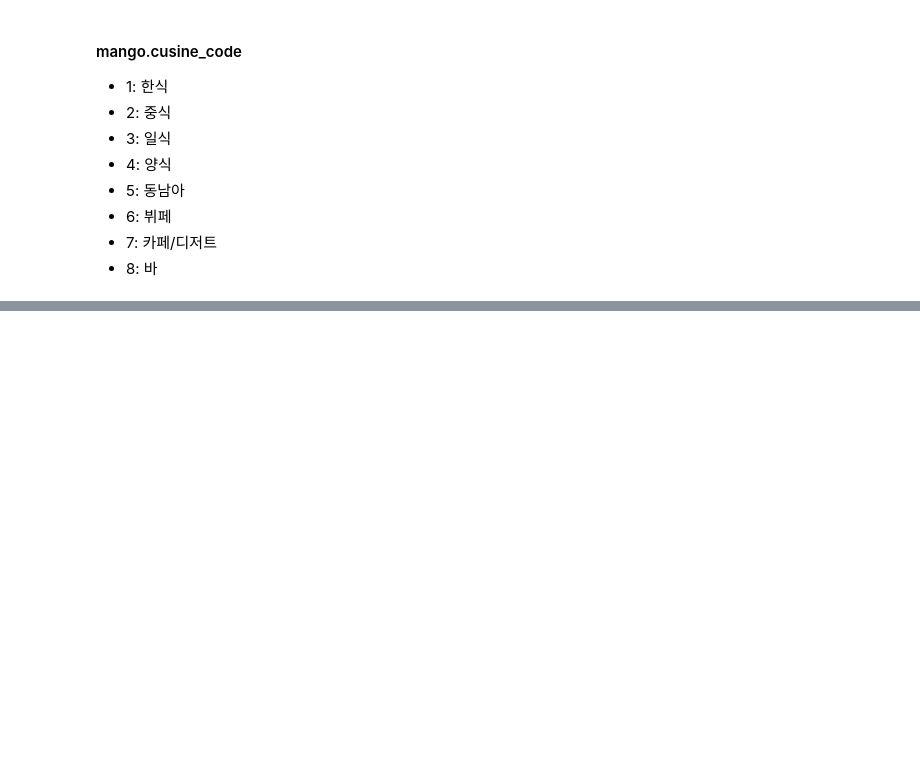
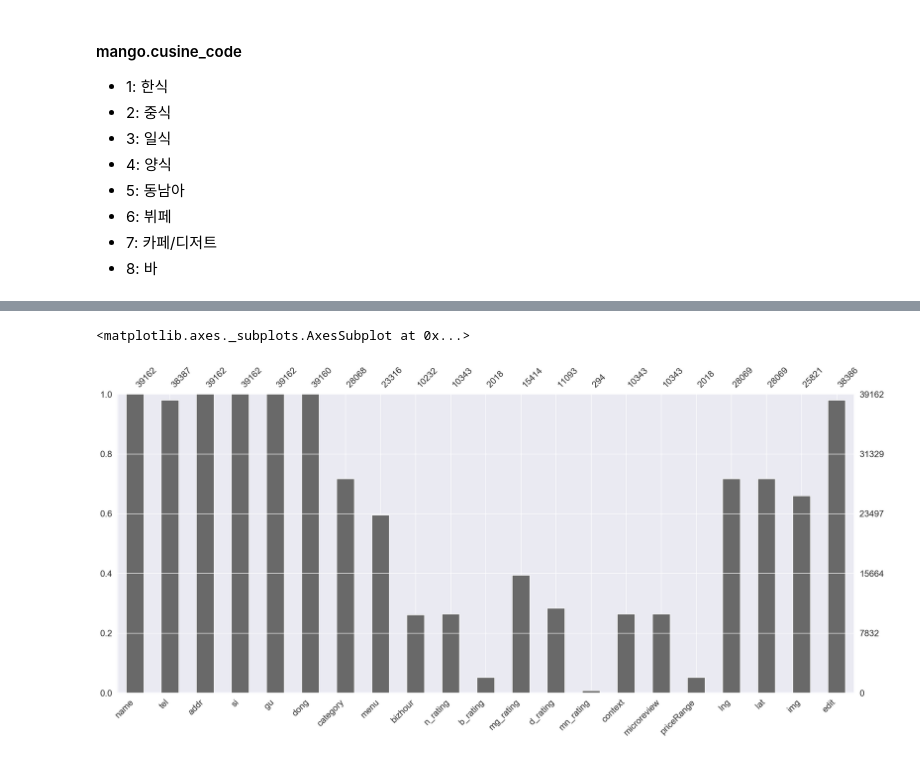
Before and after one commit to jungryo/dss_prjt_crawling, a Jupyter notebook: 2020-12-02_preprocessing1.ipynb, the cells around one changed output, grey strips where cells are left out. Drawn from its saved outputs; the diff is of its cells as text; code cells hidden in the pictures; blank space fills up the shorter version.

```diff
--- a/2020-12-02_preprocessing1.ipynb
+++ b/2020-12-02_preprocessing1.ipynb
@@ -133,0 +140,5 @@ memory usage: 7.3+ MB
+# %%
+msno.bar(df)
+# %% [output]
+<matplotlib.axes._subplots.AxesSubplot at 0x...>
+[figure, added]
```
Also changed, not shown: parts of 11 cells of this notebook, 1 other file.
